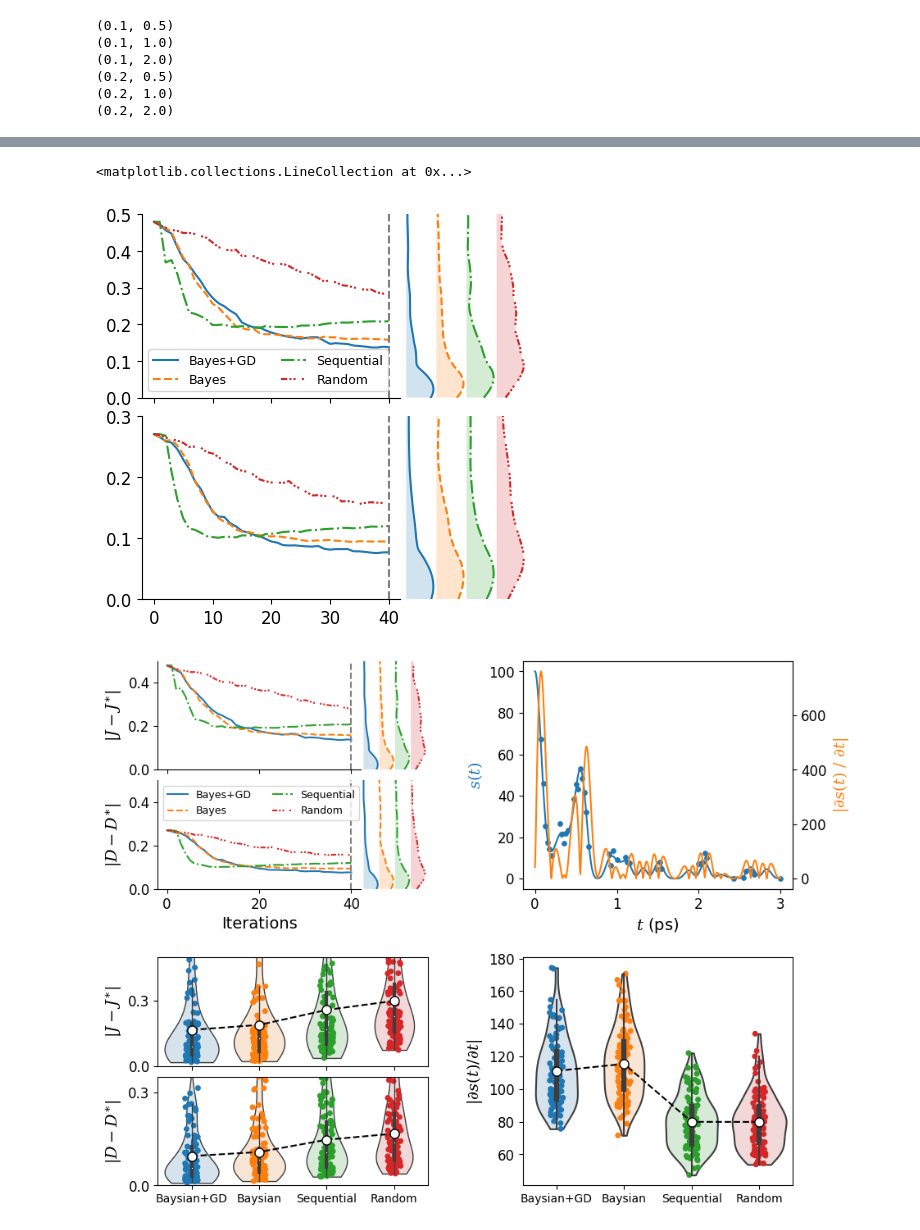
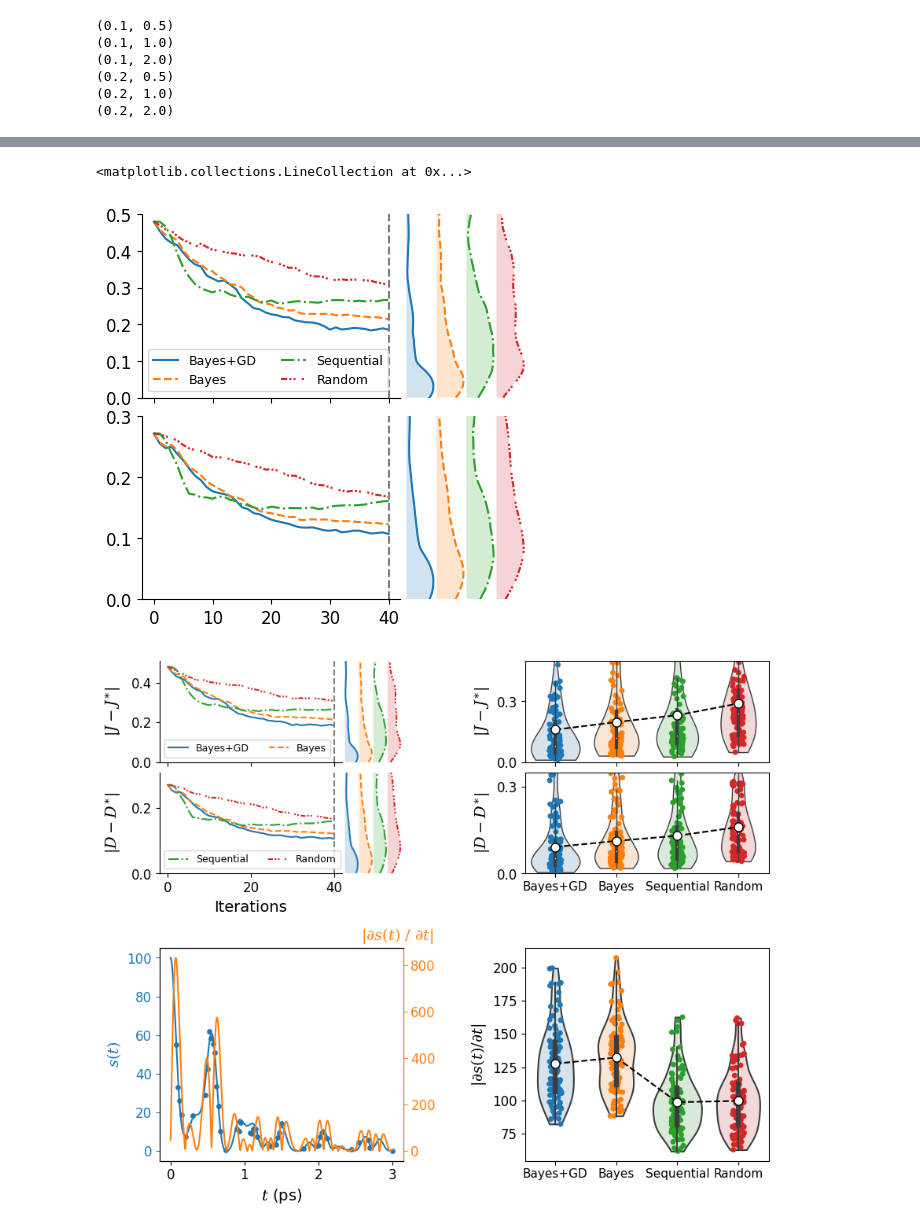
Before and after one commit to zhantaochen/ML-XPFS_Steering, a Jupyter notebook: postproc_benchmark_performance.ipynb, the cells around one changed output, grey strips where cells are left out. Saved outputs shown, nothing was run; the diff lists cells and outputs as text; code cells hidden in the pictures.

Commit message:
wrapping up & some plotting utils

```diff
--- a/postproc_benchmark_performance.ipynb
+++ b/postproc_benchmark_performance.ipynb
@@ -159,7 +159,7 @@ ax.scatter(np.arange(4), [np.median(m) for m in measured_abs_grad_dict_all_keys]
            zorder=25, edgecolors='k', facecolors='w', marker='d', s=75, label='Median')
 ax.scatter(np.arange(4), [np.mean(m) for m in measured_abs_grad_dict_all_keys],
            zorder=20, edgecolors='k', facecolors='w', marker='o', s=75, label='Mean')
-ax.set_xticklabels(['Baysian w. GD', 'Baysian', 'Sequential', 'Random'])
+ax.set_xticklabels(['Bayes w. GD', 'Bayes', 'Sequential', 'Random'])
 # ax.set_ylabel(rf'$|{ylabels[i_param]}-{ylabels[i_param]}^{{\ast}}|$')
 # ax.set_ylabel("$|\partial |S(\mathbf{q},t)|^{2}/\partial t|$")
 ax.set_ylabel("$|\partial s(t)/\partial t|$")
@@ -205,7 +205,7 @@ for i_param in [0,1]:
             zorder=25, markersize=10, markeredgecolor='k', markerfacecolor='w', label='Median')
     ax.scatter(np.arange(4), [np.mean(loss_avg_over_runs_all[i_strat,:,-1,i_param].numpy()) for i_strat in range(4)],
             zorder=20, edgecolors='k', facecolors='w', marker='o', s=75, label='Mean')
-    ax.set_xticklabels(['Baysian w. GD', 'Baysian', 'Sequential', 'Random'])
+    ax.set_xticklabels(['Bayes w. GD', 'Bayes', 'Sequential', 'Random'])
     ax.set_ylabel(rf'$|{ylabels[i_param]}-{ylabels[i_param]}^{{\ast}}|$')
     # ax.legend(ncols=2)
     ax.set_xlim([-0.5, 3.5])
@@ -214,17 +214,21 @@ for i_param in [0,1]:
 # %%
 from sklearn.neighbors import KernelDensity
 # %%
+
+key_plot = (0.2, 1.0)
+
 J_kde_grid = np.linspace(0,1,201)[:,None]
 D_kde_grid = np.linspace(0,1,201)[:,None]
 
-J_kde_list = [KernelDensity(kernel='cosine', bandwidth=0.075).fit(results[(0.1,0.5)]['loss_avg_over_runs'][i_strat,:,-1,0].numpy()[:,None]) for i_strat in range(4)]
-D_kde_list = [KernelDensity(kernel='cosine', bandwidth=0.075).fit(results[(0.1,0.5)]['loss_avg_over_runs'][i_strat,:,-1,1].numpy()[:,None]) for i_strat in range(4)]
+J_kde_list = [KernelDensity(kernel='cosine', bandwidth=0.075).fit(results[key_plot]['loss_avg_over_runs'][i_strat,:,-1,0].numpy()[:,None]) for i_strat in range(4)]
+D_kde_list = [KernelDensity(kernel='cosine', bandwidth=0.075).fit(results[key_plot]['loss_avg_over_runs'][i_strat,:,-1,1].numpy()[:,None]) for i_strat in range(4)]
 
 J_dens_list = [np.exp(_kde.score_samples(J_kde_grid)) for _kde in J_kde_list]
 D_dens_list = [np.exp(_kde.score_samples(J_kde_grid)) for _kde in D_kde_list]
 # %%
 linestyles = ['-', '--', '-.', (0,(3,1,1,1,1))]
 legends = ['Bayes+GD', 'Bayes', 'Sequential', 'Random']
+
 
 fig = plt.figure(figsize=(5,5))
 gs = fig.add_gridspec(nrows=2, ncols=2, wspace=0., hspace=0.1, width_ratios=[2,1])
@@ -243,10 +247,10 @@ ax2_histy.axis('off')
 
 
 for i in range(4):
-    ax1.plot(results[(0.1,0.5)]['mean_loss_avg_over_runs_samples'][i,:,0].T, linestyle=linestyles[i], label=legends[i])
+    ax1.plot(results[key_plot]['mean_loss_avg_over_runs_samples'][i,:,0].T, linestyle=linestyles[i], label=legends[i])
     ax1_histy.plot(i+0.9*J_dens_list[i] / J_dens_list[i].max(), J_kde_grid.squeeze(), linestyle=linestyles[i])
     ax1_histy.fill_betweenx(J_kde_grid.squeeze(), i+0.9*J_dens_list[i] / J_dens_list[i].max(), i*np.ones_like(J_kde_grid.squeeze()), alpha=0.2)
-    ax2.plot(results[(0.1,0.5)]['mean_loss_avg_over_runs_samples'][i,:,1].T, linestyle=linestyles[i], label=legends[i])
+    ax2.plot(results[key_plot]['mean_loss_avg_over_runs_samples'][i,:,1].T, linestyle=linestyles[i], label=legends[i])
     ax2_histy.plot(i+0.9*D_dens_list[i] / D_dens_list[i].max(), D_kde_grid.squeeze(), linestyle=linestyles[i])
     ax2_histy.fill_betweenx(D_kde_grid.squeeze(), i+0.9*D_dens_list[i] / D_dens_list[i].max(), i*np.ones_like(D_kde_grid.squeeze()), alpha=0.2)
     ax1.legend(ncols=2, fontsize=9)
@@ -273,14 +277,14 @@ ax2.vlines(40, 0, 1, linestyles='--', color='gray')
 #            zorder=20, edgecolors='k', facecolors='w', marker='o', s=50, label='Mean')
 # %% [output]
 <matplotlib.collections.LineCollection at 0x...>
-[figure, old version]
+[figure, new version]
 # %%
 import matplotlib.ticker as plticker
 
 xloc = plticker.MultipleLocator(base=0.5) # this locator puts ticks at regular intervals
 
 fig = plt.figure(figsize=(10,13))
-gs = fig.add_gridspec(nrows=3, ncols=2, wspace=0.35, hspace=0.3, height_ratios=[1,1,1])
+gs = fig.add_gridspec(nrows=3, ncols=2, wspace=0.5, hspace=0.35, height_ratios=[1,1,1])
 
 gs_loss_kde = gs[0,0].subgridspec(nrows=2, ncols=2, wspace=0., hspace=0.1, width_ratios=[3,1])
 
@@ -291,37 +295,47 @@ ax2 = fig.add_subplot(gs_loss_kde[1,0])
 ax2.spines[['right', 'top']].set_visible(False)
 ax1_histy = fig.add_subplot(gs_loss_kde[0, 1], sharey=ax1)
 ax1_histy.axis('off')
-ax1_histy.set_ylim([0.0, 0.5])
+ax1_histy.set_ylim([0.0, 0.51])
 ax2_histy = fig.add_subplot(gs_loss_kde[1, 1], sharey=ax2, sharex=ax1_histy)
-ax2_histy.set_ylim([0.0, 0.5])
+ax2_histy.set_ylim([0.0, 0.31])
 ax2_histy.axis('off')
 
 
 for i in range(4):
-    ax1.plot(results[(0.1,0.5)]['mean_loss_avg_over_runs_samples'][i,:,0].T, linestyle=linestyles[i], label=legends[i])
+    ax1.plot(results[key_plot]['mean_loss_avg_over_runs_samples'][i,:,0].T, linestyle=linestyles[i], label=legends[i] if i < 2 else '_nolegend_')
     ax1_histy.plot(i+0.9*J_dens_list[i] / J_dens_list[i].max(), J_kde_grid.squeeze(), linestyle=linestyles[i])
     ax1_histy.fill_betweenx(J_kde_grid.squeeze(), i+0.9*J_dens_list[i] / J_dens_list[i].max(), i*np.ones_like(J_kde_grid.squeeze()), alpha=0.2)
-    ax2.plot(results[(0.1,0.5)]['mean_loss_avg_over_runs_samples'][i,:,1].T, linestyle=linestyles[i], label=legends[i])
+    ax2.plot(results[key_plot]['mean_loss_avg_over_runs_samples'][i,:,1].T, linestyle=linestyles[i], label=legends[i] if i >= 2 else '_nolegend_')
     ax2_histy.plot(i+0.9*D_dens_list[i] / D_dens_list[i].max(), D_kde_grid.squeeze(), linestyle=linestyles[i])
     ax2_histy.fill_betweenx(D_kde_grid.squeeze(), i+0.9*D_dens_list[i] / D_dens_list[i].max(), i*np.ones_like(D_kde_grid.squeeze()), alpha=0.2)
-    ax2.legend(ncols=2, fontsize=9, loc='upper left')
     # ax1_histy.text(i+0.15, 0.25, legends[i], rotation=90)
+ax1.legend(ncols=2, fontsize=9)
+ax2.legend(ncols=2, fontsize=9)
 ax1.vlines(40, 0, 1, linestyles='--', color='gray')
 ax1.set_ylabel(rf'$|J-J^{{\ast}}|$', fontsize=14)
 ax2.vlines(40, 0, 1, linestyles='--', color='gray')
 ax2.set_ylabel(rf'$|D-D^{{\ast}}|$', fontsize=14)
 ax2.set_xlabel('Iterations', fontsize=14)
 
-ax_gd = fig.add_subplot(gs[0,1])
+ax_gd = fig.add_subplot(gs[1,0])
 ax_twin = ax_gd.twinx()
 ax_gd.plot(_result['times_finer'], _result['signals_finer'][i_strat,j_sample])
 ax_twin.plot(_result['times_finer'], np.abs(grad_finer[i_strat,j_sample]), color='C1')
 ax_gd.scatter(_result['measured_settings'][i_strat][j_sample], _result['measured_values'][i_strat][j_sample], s=15)
 ax_gd.set_xlabel("$t$ (ps)", fontsize=14)
 ax_gd.set_ylabel("$s(t)$", color='C0', fontsize=14)
-ax_twin.set_ylabel("$|\partial s(t)\ / \ \partial t|$", color='C1', fontsize=14)
+ax_twin.set_ylabel("$|\partial s(t)\ / \ \partial t|$", color='C1', fontsize=14, rotation=0)
+# ax_gd.yaxis.set_label_coords(0.,1.02)
+ax_gd.spines['left'].set_color('C0')
+ax_gd.yaxis.label.set_color('C0')
+ax_gd.tick_params(axis='y', colors='C0')
+ax_twin.yaxis.set_label_coords(0.975,1.1)
+ax_twin.spines['right'].set_color('C1')
+ax_twin.yaxis.label.set_color('C1')
+ax_twin.tick_params(axis='y', colors='C1')
+fig.align_ylabels([ax1,ax2,ax_gd])
 
-gs_loss_summary = gs[1,0].subgridspec(nrows=2, ncols=1, wspace=0., hspace=0.1)
+gs_loss_summary = gs[0,1].subgridspec(nrows=2, ncols=1, wspace=0., hspace=0.1)
 
 for i_param in [0,1]:
     ax = fig.add_subplot(gs_loss_summary[i_param,0])
@@ -339,38 +353,38 @@ for i_param in [0,1]:
             zorder=25, markersize=8, markeredgecolor='k', markerfacecolor='w', label='Mean')
     ax.set_xticklabels([])
     if i_param == 1:
-        ax.set_xticklabels(['Baysian+GD', 'Baysian', 'Sequential', 'Random'], fontsize=10)
+        ax.set_xticklabels(['Bayes+GD', 'Bayes', 'Sequential', 'Random'], fontsize=11)
     # else:
     #     ax.set_xticklabels([])
     ax.set_ylabel(rf'$|{ylabels[i_param]}-{ylabels[i_param]}^{{\ast}}|$', fontsize=14)
     # ax.legend(ncols=2)
     ax.set_xlim([-0.5, 3.5])
     if i_param == 0:
         ax.set_ylim([0., 0.5])
     else:
         ax.set_ylim([0., 0.35])
     yloc = plticker.MultipleLocator(base=0.3) # this locator puts ticks at regular intervals
     ax.yaxis.set_major_locator(yloc)
 
 ax = fig.add_subplot(gs[1,1])
 sns.violinplot([m for m in measured_abs_grad_dict_all_keys], ax=ax, zorder=10, inner='box', cut=0)
 for vp in ax.collections[::2]:
     vp.set_facecolor(to_rgba(vp.get_facecolor(), alpha=0.2))
 sns.stripplot([m for m in measured_abs_grad_dict_all_keys], ax=ax, zorder=1)
 # ax.scatter(np.arange(4), [np.median(m) for m in measured_abs_grad_dict_all_keys],
 #            zorder=25, edgecolors='k', facecolors='w', marker='d', s=75, label='Median')
 # ax.scatter(np.arange(4), [np.mean(m) for m in measured_abs_grad_dict_all_keys],
 #            zorder=20, edgecolors='k', facecolors='w', marker='o', s=75, label='Mean')
 ax.plot(np.arange(4), [np.mean(m) for m in measured_abs_grad_dict_all_keys], 'k--o',
             zorder=25, markersize=8, markeredgecolor='k', markerfacecolor='w', label='Mean')
-ax.set_xticklabels(['Baysian+GD', 'Baysian', 'Sequential', 'Random'], fontsize=10)
+ax.set_xticklabels(['Bayes+GD', 'Bayes', 'Sequential', 'Random'], fontsize=11)
 # ax.set_ylabel(rf'$|{ylabels[i_param]}-{ylabels[i_param]}^{{\ast}}|$')
 # ax.set_ylabel("$|\partial |S(\mathbf{q},t)|^{2}/\partial t|$")
 ax.set_ylabel("$|\partial s(t)/\partial t|$", fontsize=14)
 # # ax.legend(ncols=2)
 ax.set_xlim([-0.5, 3.5])
 
 fig.tight_layout()
 fig.savefig('figures/benchmarks/benchmark_summary.pdf', bbox_inches='tight')
 # %% [output]
-[figure, old version]
+[figure, new version]
```
Also changed, not shown: parts of 8 cells of this notebook, 16 other files.
